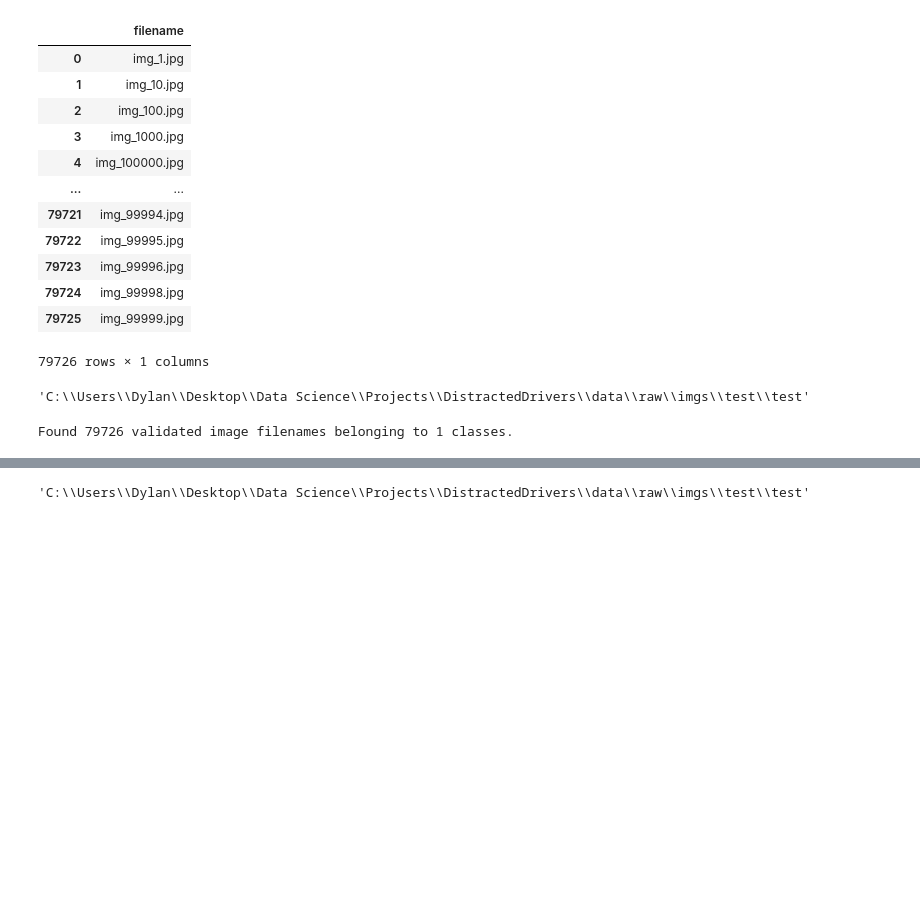
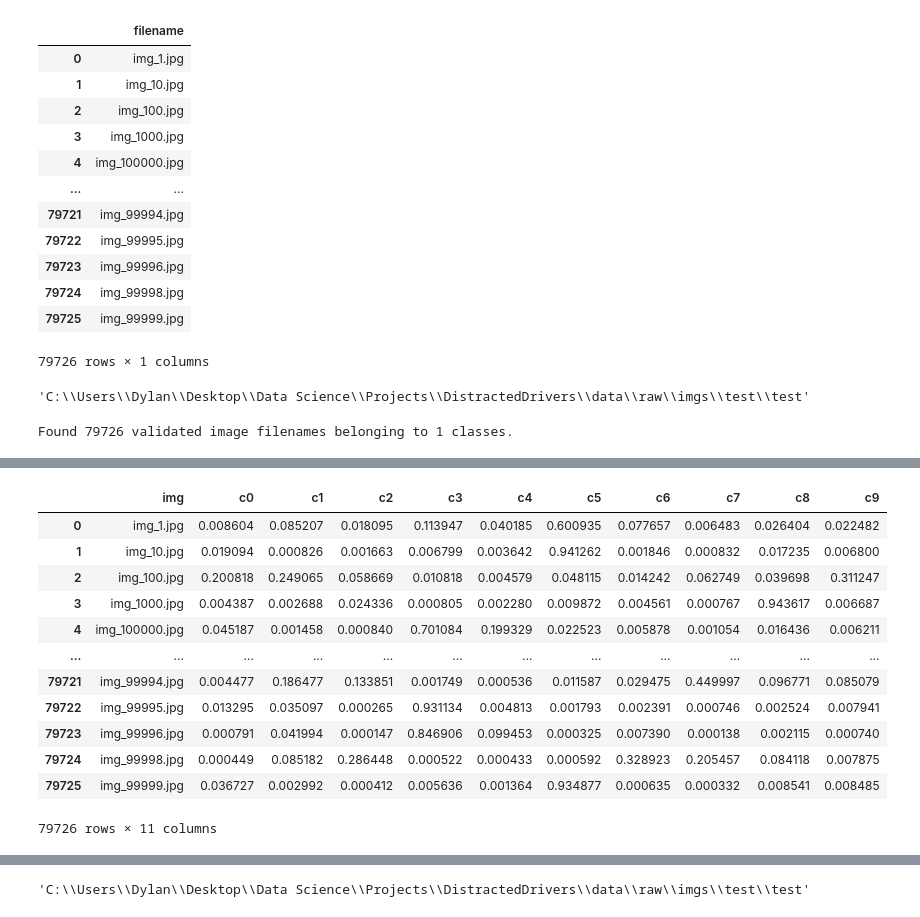
Before and after one commit to Dylan-C-Neal/DistractedDrivingClassifier, a Jupyter notebook: notebooks/Modeling_new.ipynb, the cells around one changed output, grey strips where cells are left out. Drawn from its saved outputs; the diff is of its cells as text; code cells hidden in the pictures; blank space fills up the shorter version.

```diff
--- a/notebooks/Modeling_new.ipynb
+++ b/notebooks/Modeling_new.ipynb
@@ -790 +1093,20 @@ test_predictions
 79726 rows × 10 columns
+# %%
+test_predictions_df = test_filenames.join(test_predictions)
+test_predictions_df.drop(columns=['class'], inplace=True)
+test_predictions_df.rename(columns={'filename':'img'}, inplace=True)
+test_predictions_df
+# %% [output]
+|  | img | c0 | c1 | c2 | c3 | c4 | c5 | c6 | c7 | c8 | c9 |
+| 0 | img_1.jpg | 0.008604 | 0.085207 | 0.018095 | 0.113947 | 0.040185 | 0.600935 | 0.077657 | 0.006483 | 0.026404 | 0.022482 |
+| 1 | img_10.jpg | 0.019094 | 0.000826 | 0.001663 | 0.006799 | 0.003642 | 0.941262 | 0.001846 | 0.000832 | 0.017235 | 0.006800 |
+| 2 | img_100.jpg | 0.200818 | 0.249065 | 0.058669 | 0.010818 | 0.004579 | 0.048115 | 0.014242 | 0.062749 | 0.039698 | 0.311247 |
+| 3 | img_1000.jpg | 0.004387 | 0.002688 | 0.024336 | 0.000805 | 0.002280 | 0.009872 | 0.004561 | 0.000767 | 0.943617 | 0.006687 |
+| 4 | img_100000.jpg | 0.045187 | 0.001458 | 0.000840 | 0.701084 | 0.199329 | 0.022523 | 0.005878 | 0.001054 | 0.016436 | 0.006211 |
+| ... | ... | ... | ... | ... | ... | ... | ... | ... | ... | ... | ... |
+| 79721 | img_99994.jpg | 0.004477 | 0.186477 | 0.133851 | 0.001749 | 0.000536 | 0.011587 | 0.029475 | 0.449997 | 0.096771 | 0.085079 |
+| 79722 | img_99995.jpg | 0.013295 | 0.035097 | 0.000265 | 0.931134 | 0.004813 | 0.001793 | 0.002391 | 0.000746 | 0.002524 | 0.007941 |
+| 79723 | img_99996.jpg | 0.000791 | 0.041994 | 0.000147 | 0.846906 | 0.099453 | 0.000325 | 0.007390 | 0.000138 | 0.002115 | 0.000740 |
+| 79724 | img_99998.jpg | 0.000449 | 0.085182 | 0.286448 | 0.000522 | 0.000433 | 0.000592 | 0.328923 | 0.205457 | 0.084118 | 0.007875 |
+| 79725 | img_99999.jpg | 0.036727 | 0.002992 | 0.000412 | 0.005636 | 0.001364 | 0.934877 | 0.000635 | 0.000332 | 0.008541 | 0.008485 |
+79726 rows × 11 columns
```
Also changed, not shown: parts of 54 cells of this notebook, 3 other files.
